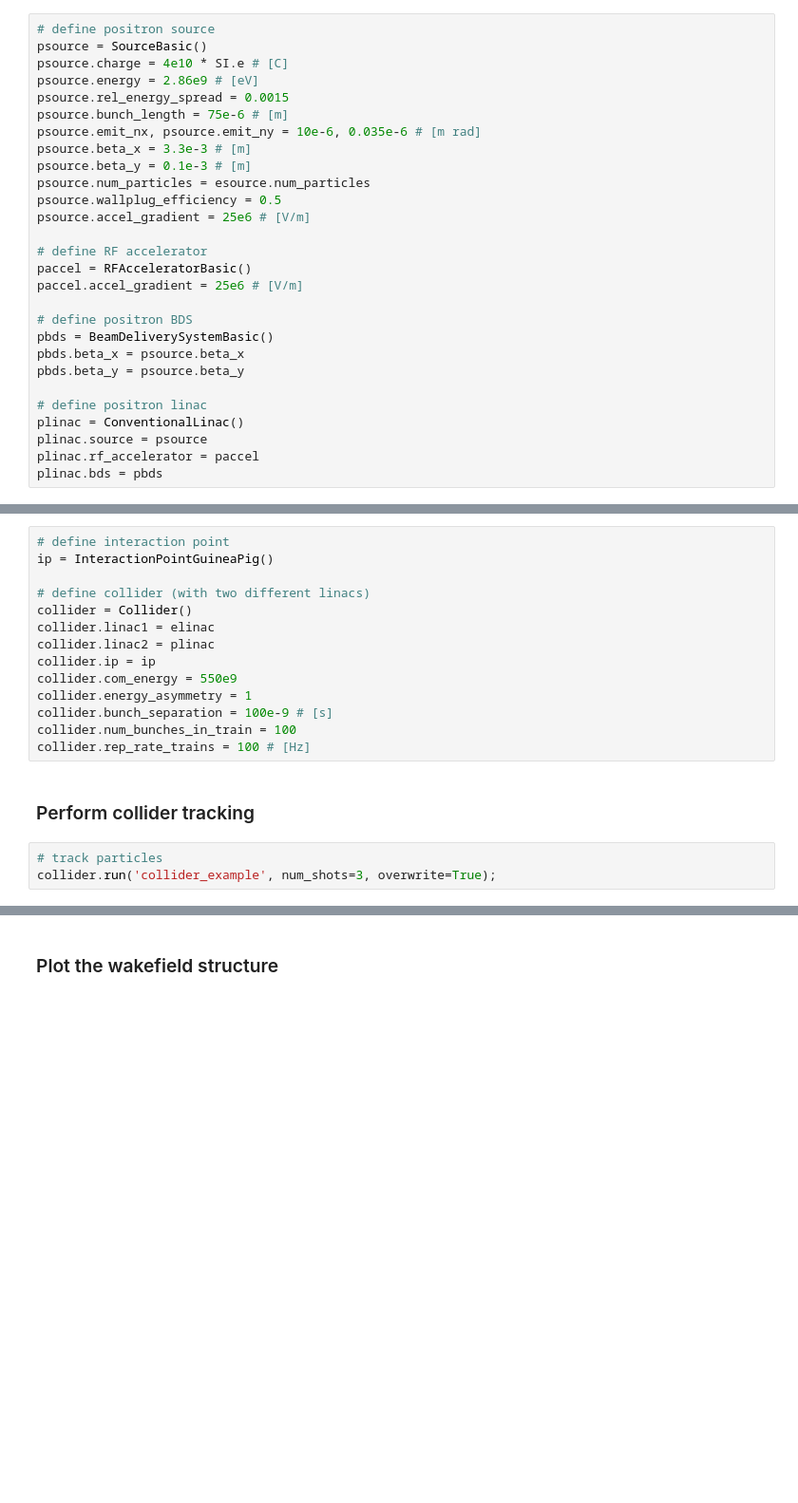
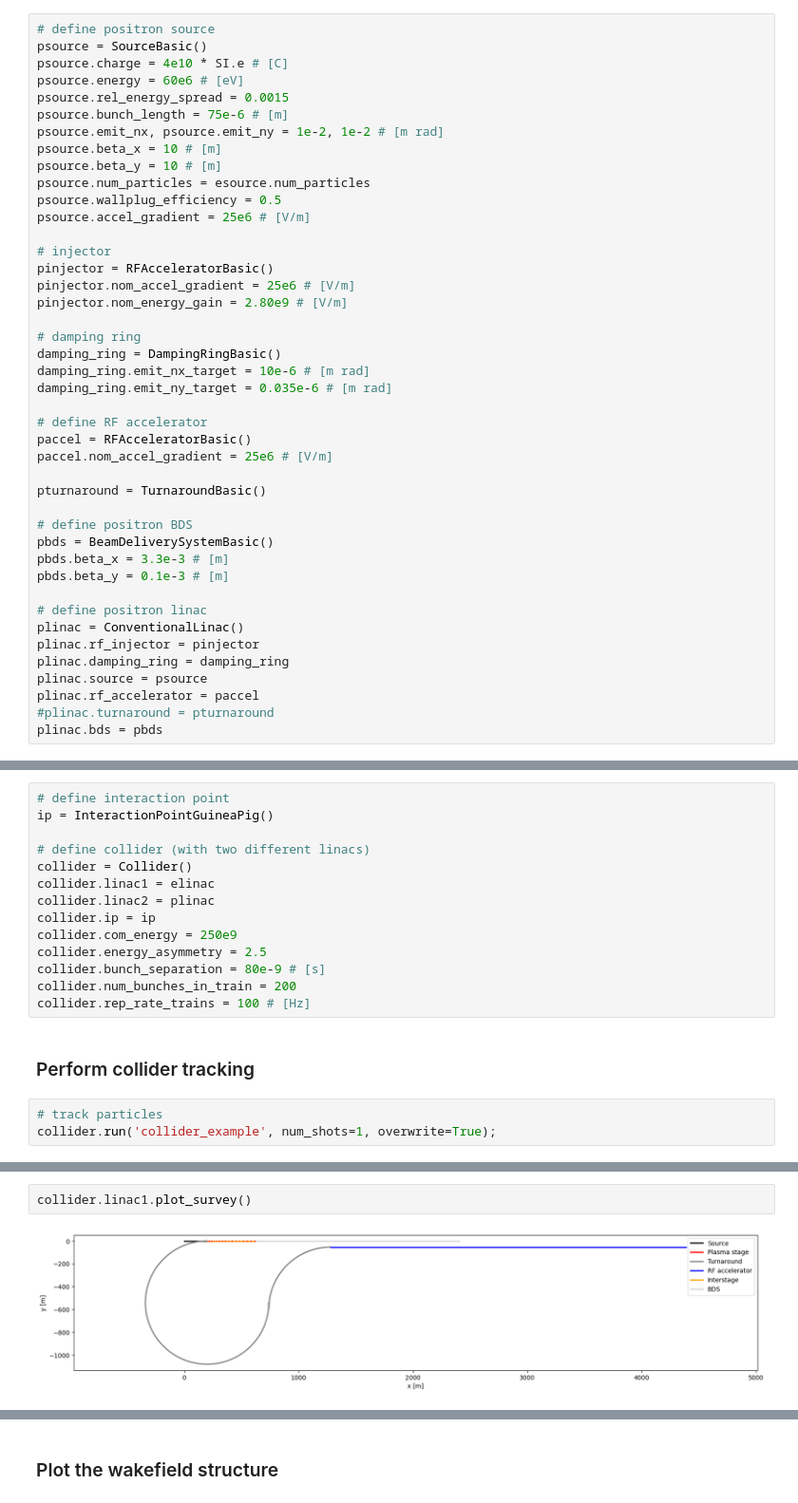
Before and after one commit to abel-framework/ABEL, a Jupyter notebook: examples/collider_example.ipynb, the cells around one changed output, grey strips where cells are left out. Shown at 95% size. Drawn from its saved outputs; the diff is of its cells as text; blank space fills up the shorter version.

```diff
--- a/examples/collider_example.ipynb
+++ b/examples/collider_example.ipynb
@@ -81,29 +82,44 @@ elinac.num_stages = 50
 # define positron source
 psource = SourceBasic()
 psource.charge = 4e10 * SI.e # [C]
-psource.energy = 2.86e9 # [eV]
+psource.energy = 60e6 # [eV]
 psource.rel_energy_spread = 0.0015
 psource.bunch_length = 75e-6 # [m]
-psource.emit_nx, psource.emit_ny = 10e-6, 0.035e-6 # [m rad]
-psource.beta_x = 3.3e-3 # [m]
-psource.beta_y = 0.1e-3 # [m]
+psource.emit_nx, psource.emit_ny = 1e-2, 1e-2 # [m rad]
+psource.beta_x = 10 # [m]
+psource.beta_y = 10 # [m]
 psource.num_particles = esource.num_particles
 psource.wallplug_efficiency = 0.5
 psource.accel_gradient = 25e6 # [V/m]
 
+# injector
+pinjector = RFAcceleratorBasic()
+pinjector.nom_accel_gradient = 25e6 # [V/m]
+pinjector.nom_energy_gain = 2.80e9 # [V/m]
+
+# damping ring
+damping_ring = DampingRingBasic()
+damping_ring.emit_nx_target = 10e-6 # [m rad]
+damping_ring.emit_ny_target = 0.035e-6 # [m rad]
+
 # define RF accelerator
 paccel = RFAcceleratorBasic()
-paccel.accel_gradient = 25e6 # [V/m]
+paccel.nom_accel_gradient = 25e6 # [V/m]
+
+pturnaround = TurnaroundBasic()
 
 # define positron BDS
 pbds = BeamDeliverySystemBasic()
-pbds.beta_x = psource.beta_x
-pbds.beta_y = psource.beta_y
+pbds.beta_x = 3.3e-3 # [m]
+pbds.beta_y = 0.1e-3 # [m]
 
 # define positron linac
 plinac = ConventionalLinac()
+plinac.rf_injector = pinjector
+plinac.damping_ring = damping_ring
 plinac.source = psource
 plinac.rf_accelerator = paccel
+#plinac.turnaround = pturnaround
 plinac.bds = pbds
 # %% [markdown]
 ### Define the IP and collider
@@ -116,14 +132,14 @@ collider = Collider()
 collider.linac1 = elinac
 collider.linac2 = plinac
 collider.ip = ip
-collider.com_energy = 550e9
-collider.energy_asymmetry = 1
-collider.bunch_separation = 100e-9 # [s]
-collider.num_bunches_in_train = 100
+collider.com_energy = 250e9
+collider.energy_asymmetry = 2.5
+collider.bunch_separation = 80e-9 # [s]
+collider.num_bunches_in_train = 200
 collider.rep_rate_trains = 100 # [Hz]
 # %% [markdown]
 ### Perform collider tracking
 # %%
 # track particles
-collider.run('collider_example', num_shots=3, overwrite=True);
+collider.run('collider_example', num_shots=1, overwrite=True);
 # %% [output]
@@ -175 +196,5 @@ collider.print_emissions()
 -------------------------------------------------
+# %%
+collider.linac1.plot_survey()
+# %% [output]
+[figure, added]
```
Also changed, not shown: parts of 9 cells of this notebook, 35 other files.
